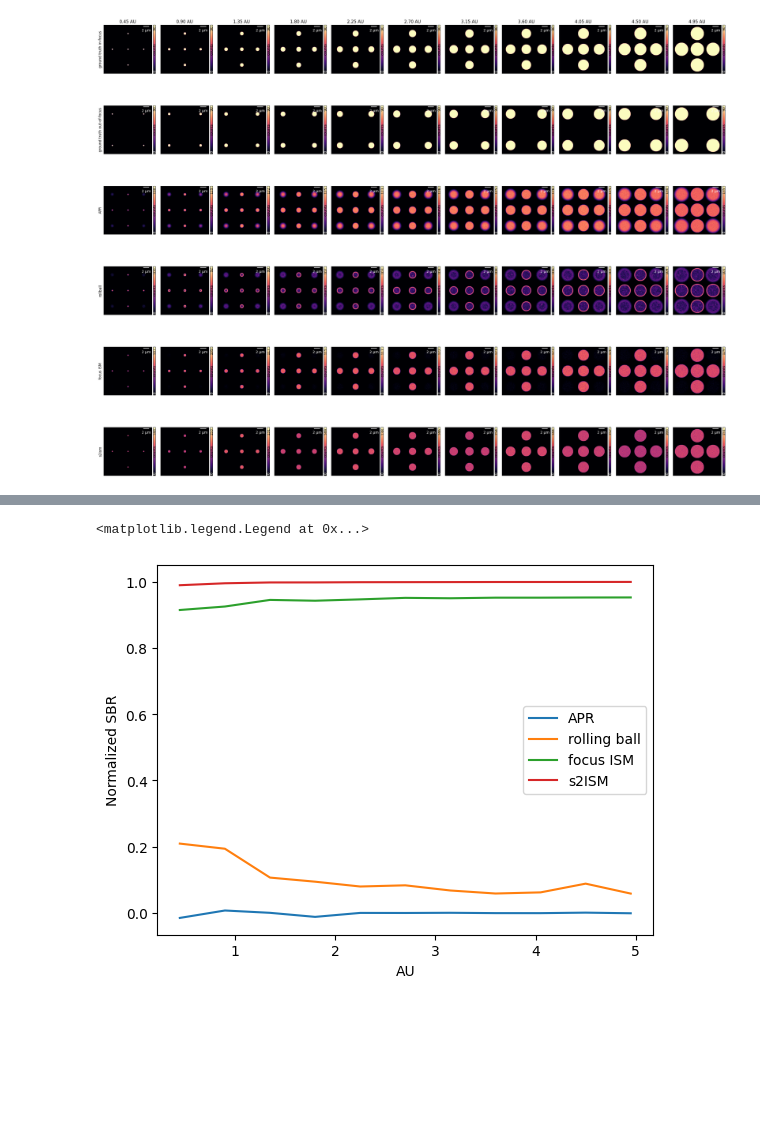
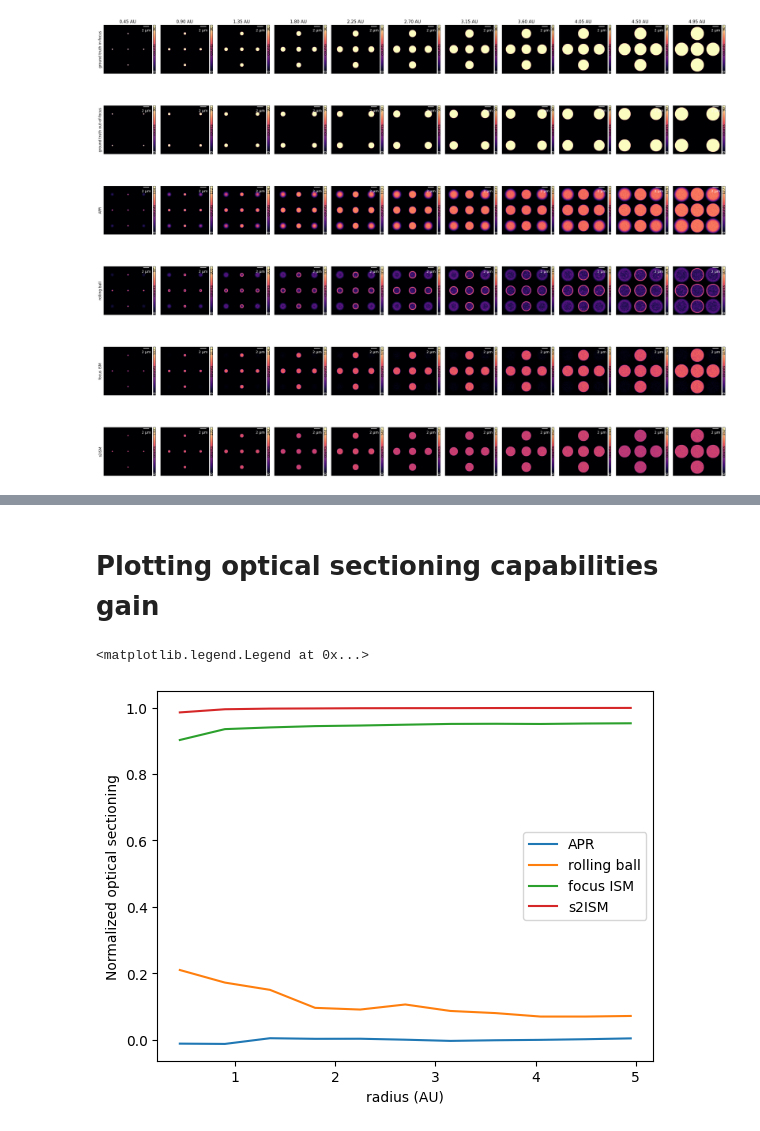
Before and after one commit to VicidominiLab/s2ISM, a Jupyter notebook: examples/Increasing_size_simulation.ipynb, the cells around one changed output, grey strips where cells are left out. Drawn from its saved outputs; the diff is of its cells as text; code cells hidden in the pictures; blank space fills up the shorter version.

```diff
--- a/examples/Increasing_size_simulation.ipynb
+++ b/examples/Increasing_size_simulation.ipynb
@@ -181,4 +189,4 @@ rec = np.empty([niter+1, len(radius), 2, Nx, Nx])
 
 for i in range(len(radius)):
 
-    rec[:,i], _, _, _   = s2.max_likelihood_reconstruction(data_noise[i], psf_fin_s2ism, max_iter = niter, rep_to_save = 'all')
+    rec[:,i], *_   = s2.max_likelihood_reconstruction(data_noise[i], psf_fin_s2ism, max_iter = niter, rep_to_save = 'all')
@@ -206,7 +207,7 @@ calibr = psf_fin[0]
 
 for i in range(len(radius)):
 
-    rec_fism[i], _, _ = fism.focusISM(data_noise[i], threshold = 1, calibration = calibr)
+    rec_fism[i], *_ = fism.focusISM(data_noise[i], threshold = 1, calibration = calibr)
 # %% [output]
 Focus-ISM - parallel:
 Focus-ISM - parallel:
@@ -222,13 +227,15 @@ Focus-ISM - parallel:
 # %%
 gt = disks*sig
+
+inv_iter = -1
 
 titles = ['ground truth in-focus',
           'ground truth out-of-focus',
           'APR',
-          'rollball',
+          'rolling ball',
           'focus ISM',
-          's2ism']
-
+          's2ISM']
+idx_focus = 0
 idx_oof = 1
 
 results =[gt[idx_focus], gt[idx_oof], data_apr.sum(-1), rec_roll_ball , rec_fism, rec[inv_iter, :, idx_focus] ]
@@ -271,24 +279,26 @@ list_results_bkg =[data_apr.sum(-1)[:,:140,:140], rec_roll_ball[:,:140,:140], re
 list_results_focus =[data_apr.sum(-1)[:,:140,140:265], rec_roll_ball[:,:140,140:265], rec_fism[:,:140,140:265] , rec[inv_iter,:,idx_focus][:,:140,140:265]]
 
 opt_sect_ratio = np.empty((len(radius),len(list_results_bkg)))
+# %% [markdown]
+# Plotting optical sectioning capabilities gain
 # %%
 sbr = np.empty((len(radius),len(list_results_bkg)))
 
 titles_graph = ['APR', 'rolling ball', 'focus ISM', 's2ISM']
 
 for i in range(len(radius)):
     for j in range(len(list_results_bkg)):
 
         sbr[i,j] = list_results_focus[j][i].sum() / list_results_bkg[j][i].sum() - 1
 
         opt_sect_ratio[i,j] = sbr[i,j] / (1+np.abs(sbr[i,j]))
 
 plt.figure()
 for i in range(len(list_results_bkg)):
     plt.plot(x_line, opt_sect_ratio[:,i],label = titles_graph[i])
-plt.xlabel('AU')
-plt.ylabel('Normalized SBR')
+plt.xlabel('radius (AU)')
+plt.ylabel('Normalized optical sectioning')
 plt.legend()
 # %% [output]
 <matplotlib.legend.Legend at 0x...>
-[figure, old version]
+[figure, new version]
```
Also changed, not shown: parts of 12 cells of this notebook, 2 other files.
